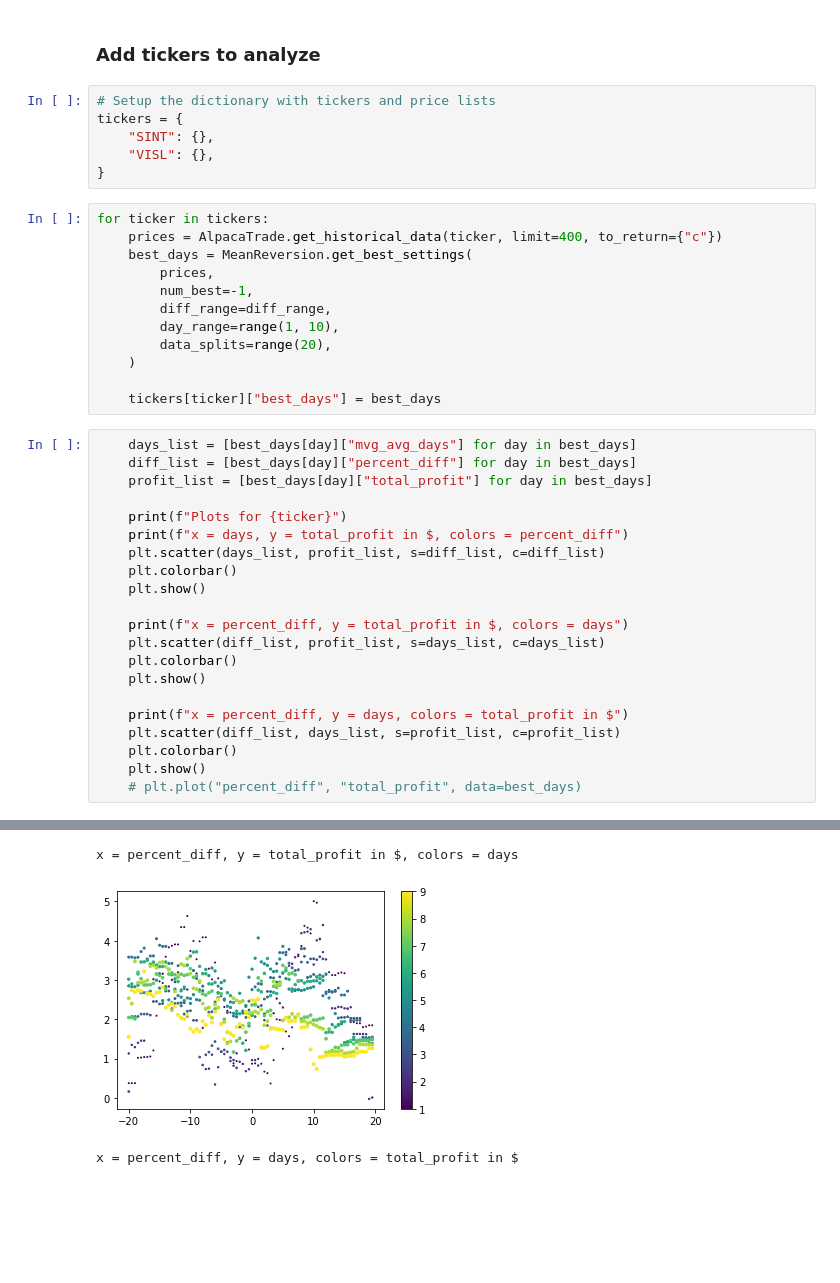
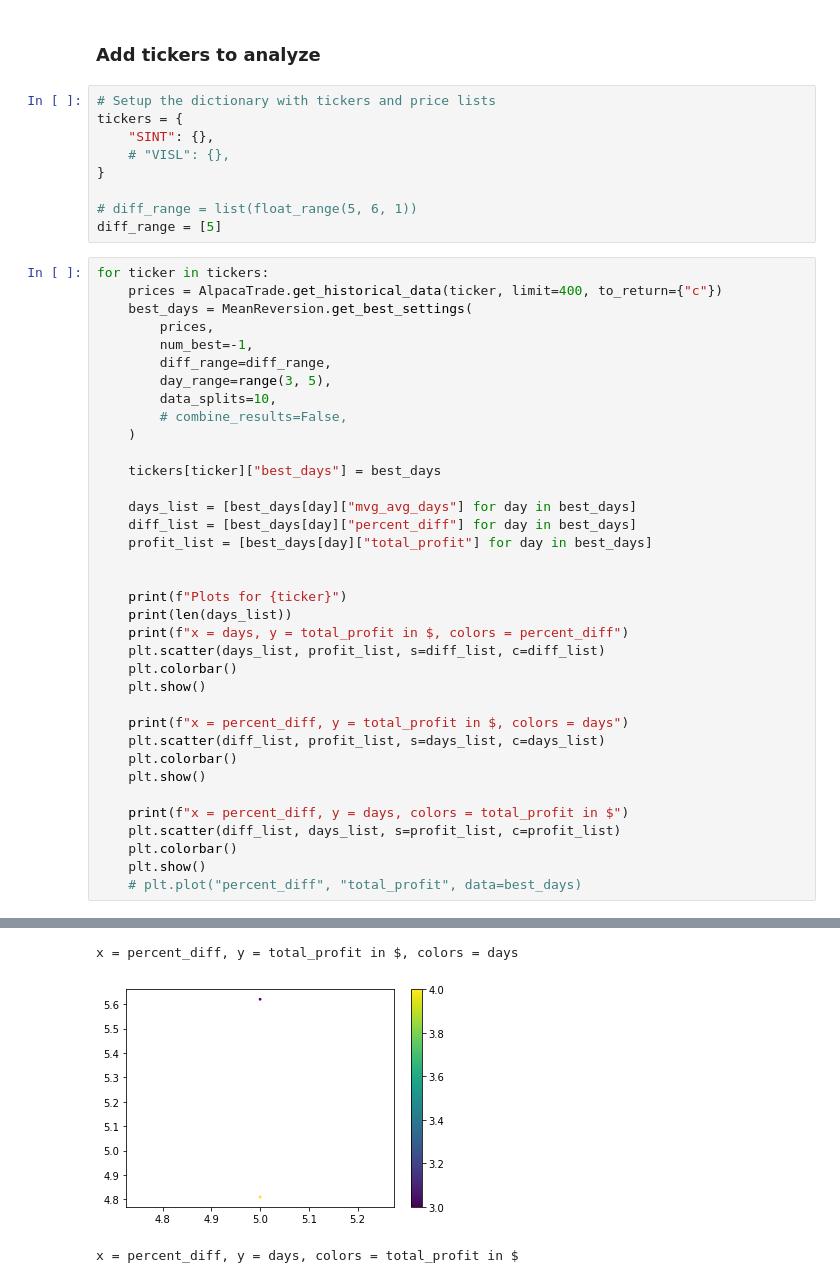
Before and after one commit to stuhops/stonks, a Jupyter notebook: analyze.ipynb, the cells around one changed output, grey strips where cells are left out. Saved outputs shown, nothing was run; the diff lists cells and outputs as text; blank space fills up the shorter version.

```diff
--- a/analyze.ipynb
+++ b/analyze.ipynb
@@ -27,26 +25,32 @@ diff_range = list(float_range(-20, 20, 0.5))
 # Setup the dictionary with tickers and price lists
 tickers = {
     "SINT": {},
-    "VISL": {},
+    # "VISL": {},
 }
+
+# diff_range = list(float_range(5, 6, 1))
+diff_range = [5]
-# %%
-for ticker in tickers:
-    prices = AlpacaTrade.get_historical_data(ticker, limit=400, to_return={"c"})
-    best_days = MeanReversion.get_best_settings(
-        prices,
-        num_best=-1,
-        diff_range=diff_range,
-        day_range=range(1, 10),
-        data_splits=range(20),
-    )
-
-    tickers[ticker]["best_days"] = best_days
 # %%
+for ticker in tickers:
+    prices = AlpacaTrade.get_historical_data(ticker, limit=400, to_return={"c"})
+    best_days = MeanReversion.get_best_settings(
+        prices,
+        num_best=-1,
+        diff_range=diff_range,
+        day_range=range(3, 5),
+        data_splits=10,
+        # combine_results=False,
+    )
+
+    tickers[ticker]["best_days"] = best_days
+
     days_list = [best_days[day]["mvg_avg_days"] for day in best_days]
     diff_list = [best_days[day]["percent_diff"] for day in best_days]
     profit_list = [best_days[day]["total_profit"] for day in best_days]
 
+
     print(f"Plots for {ticker}")
+    print(len(days_list))
     print(f"x = days, y = total_profit in $, colors = percent_diff")
     plt.scatter(days_list, profit_list, s=diff_list, c=diff_list)
     plt.colorbar()
@@ -69,3 +74,3 @@ x = days, y = total_profit in $, colors = percent_diff
 x = percent_diff, y = total_profit in $, colors = days
-[figure, old version]
+[figure, new version]
 x = percent_diff, y = days, colors = total_profit in $
```
Also changed, not shown: parts of 3 cells of this notebook, 2 other files.
